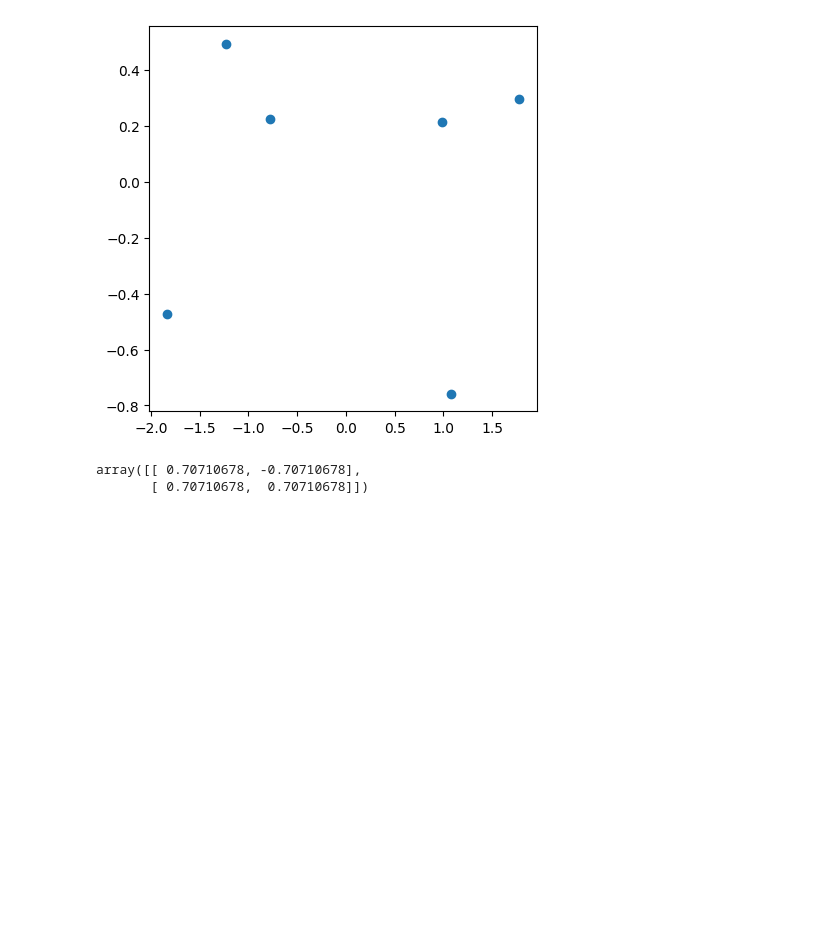
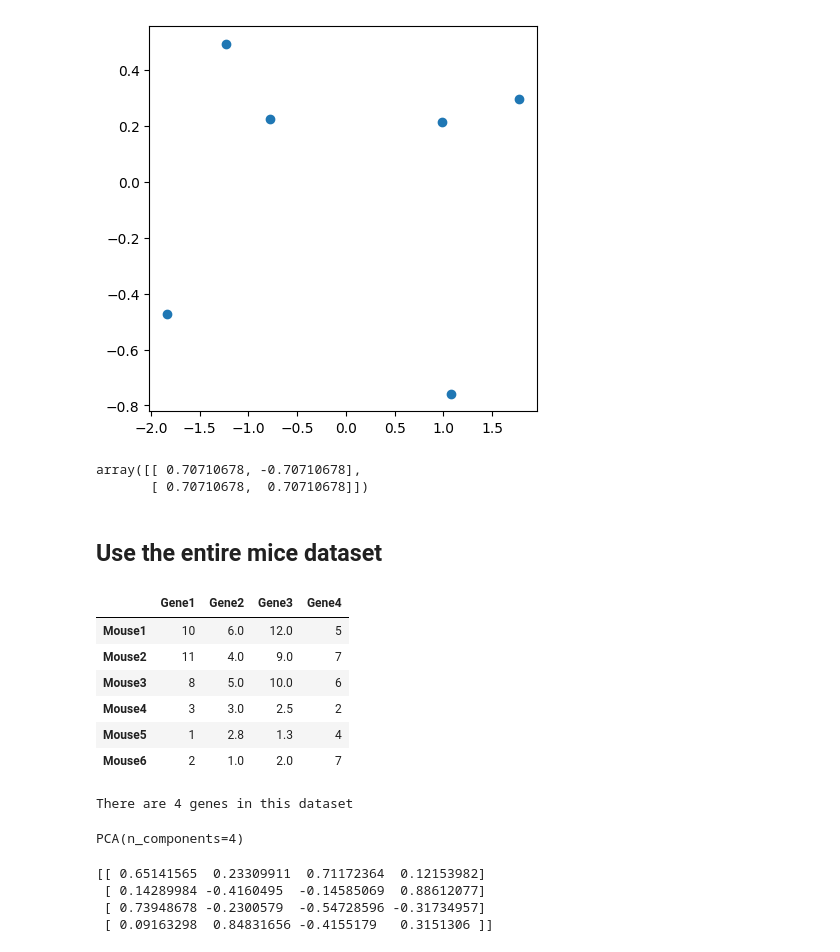
Before and after one commit to EnshenZhu/HowToCode, a Jupyter notebook: MachineLearning/PCA/pca_svd.ipynb, the cells around one changed output. Cells and saved outputs as stored; diff of their text form; code cells hidden in the pictures; blank space fills up the shorter version.

Commit message:
1) Restruct the folder 2) Train the PCA with the complete dataset

```diff
--- a/PCA/pca_svd.ipynb
+++ b/MachineLearning/PCA/pca_svd.ipynb
@@ -161,3 +161,34 @@ principal_components
 # %% [output]
 array([[ 0.70710678, -0.70710678],
        [ 0.70710678,  0.70710678]])
+# %% [markdown]
+## Use the entire mice dataset
+# %%
+# re-check the dataset
+df
+# %% [output]
+|  | Gene1 | Gene2 | Gene3 | Gene4 |
+| Mouse1 | 10 | 6.0 | 12.0 | 5 |
+| Mouse2 | 11 | 4.0 | 9.0 | 7 |
+| Mouse3 | 8 | 5.0 | 10.0 | 6 |
+| Mouse4 | 3 | 3.0 | 2.5 | 2 |
+| Mouse5 | 1 | 2.8 | 1.3 | 4 |
+| Mouse6 | 2 | 1.0 | 2.0 | 7 |
+# %%
+# get the dimension (number of genes) of the Gen1 vs Gen2 dataset
+df_dim = df.shape[1]
+print(f'There are {df_dim} genes in this dataset')
+# %% [output]
+There are 4 genes in this dataset
+# %%
+pca = PCA(n_components=df_dim)
+pca.fit(df)
+# %% [output]
+PCA(n_components=4)
+# %%
+print(pca.components_)
+# %% [output]
+[[ 0.65141565  0.23309911  0.71172364  0.12153982]
+ [ 0.14289984 -0.4160495  -0.14585069  0.88612077]
+ [ 0.73948678 -0.2300579  -0.54728596 -0.31734957]
+ [ 0.09163298  0.84831656 -0.4155179   0.3151306 ]]
```
Also changed, not shown: 1 other file.
